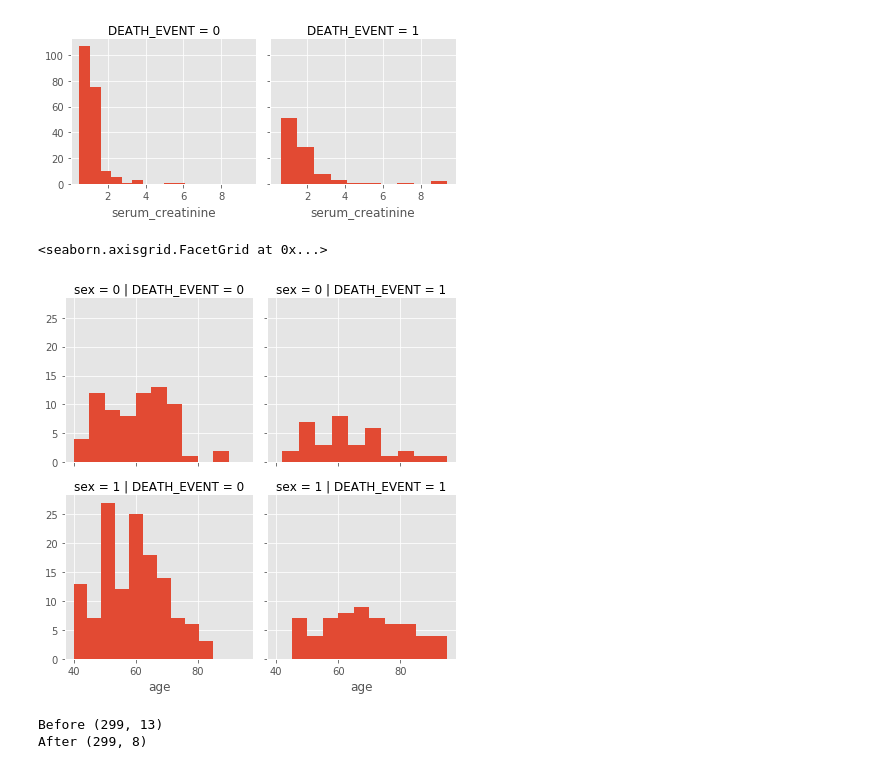
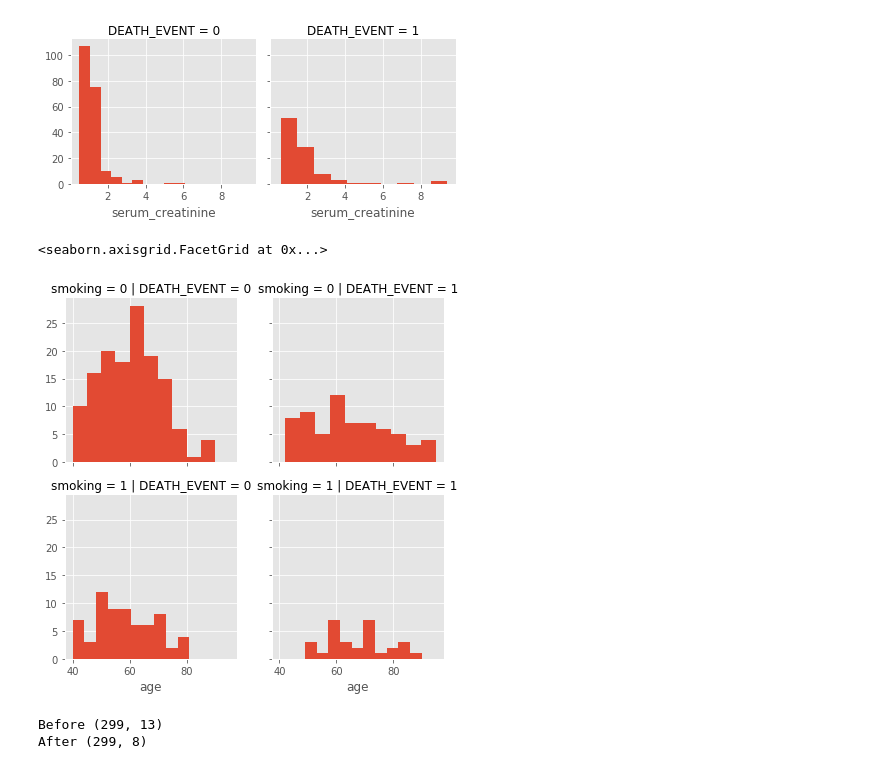
Before and after one commit to TylerYinAnderson/Heart-Failure-Predictions, a Jupyter notebook: Python Heart Failure Predictions.ipynb, the cells around one changed output. Saved outputs shown, nothing was run; the diff lists cells and outputs as text; code cells hidden in the pictures.

```diff
--- a/Python Heart Failure Predictions.ipynb
+++ b/Python Heart Failure Predictions.ipynb
@@ -166,11 +166,11 @@ g.map(plt.hist, 'serum_creatinine')
 [figure]
 # %%
 # relationships between categorical and numerical variables
-g = sns.FacetGrid(df, col = 'DEATH_EVENT', row = 'sex')
+g = sns.FacetGrid(df, col = 'DEATH_EVENT', row = 'smoking')
 g.map(plt.hist, 'age')
 # %% [output]
 <seaborn.axisgrid.FacetGrid at 0x...>
-[figure, old version]
+[figure, new version]
 # %%
 # dropping unrelated features
 print("Before", df.shape)
```
Also changed, not shown: parts of 1 cell of this notebook, 2 other files.
